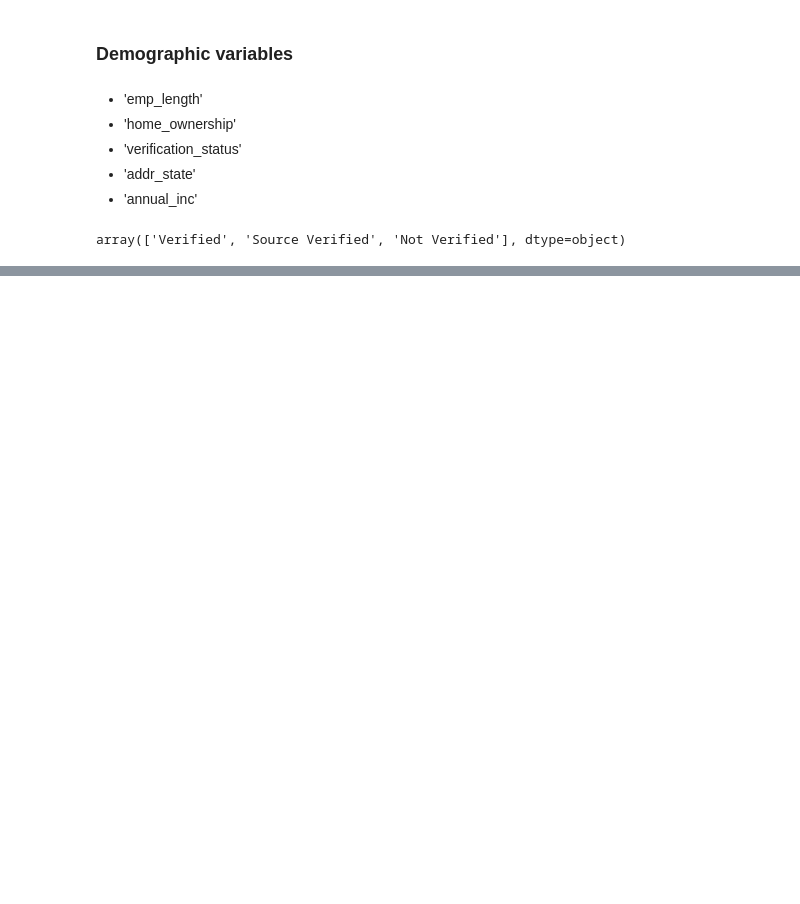
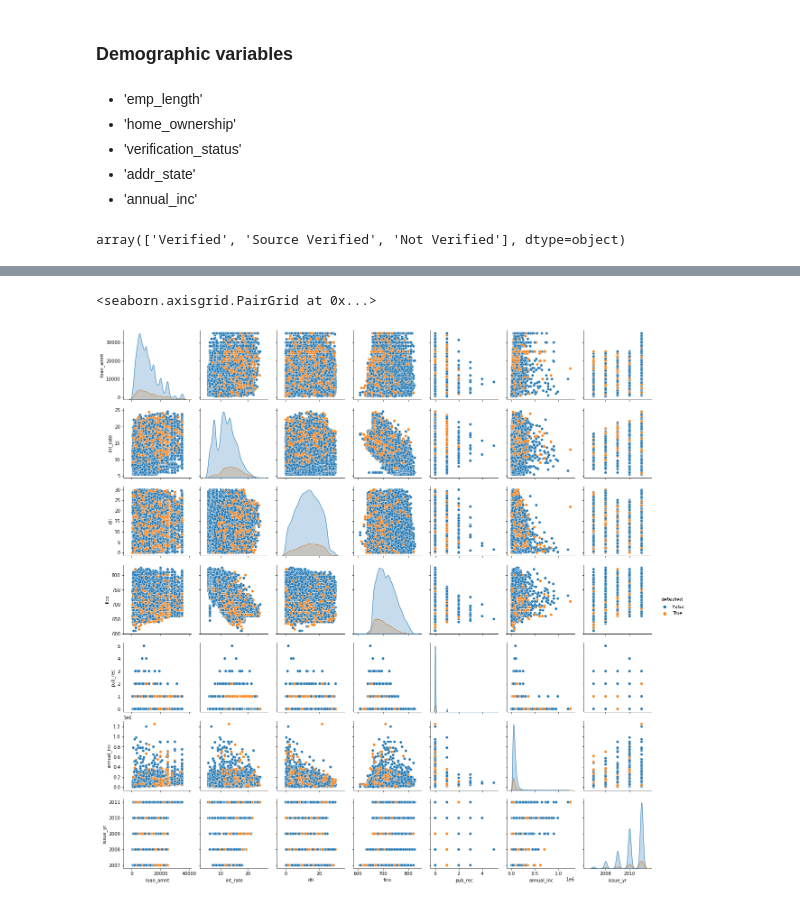
Before and after one commit to pjbateman/loan_defaults_project, a Jupyter notebook: analysis/analysis_of_clean_data.ipynb, the cells around one changed output, grey strips where cells are left out. Saved outputs shown, nothing was run; the diff lists cells and outputs as text; code cells hidden in the pictures; blank space fills up the shorter version.

```diff
--- a/analysis/analysis_of_clean_data.ipynb
+++ b/analysis/analysis_of_clean_data.ipynb
@@ -284,0 +308,6 @@ dtype: int64
+# %%
+
+sns.pairplot(df, hue = 'defaulted')
+# %% [output]
+<seaborn.axisgrid.PairGrid at 0x...>
+[figure, added]
```
Also changed, not shown: parts of 34 cells of this notebook, 5 other files.
